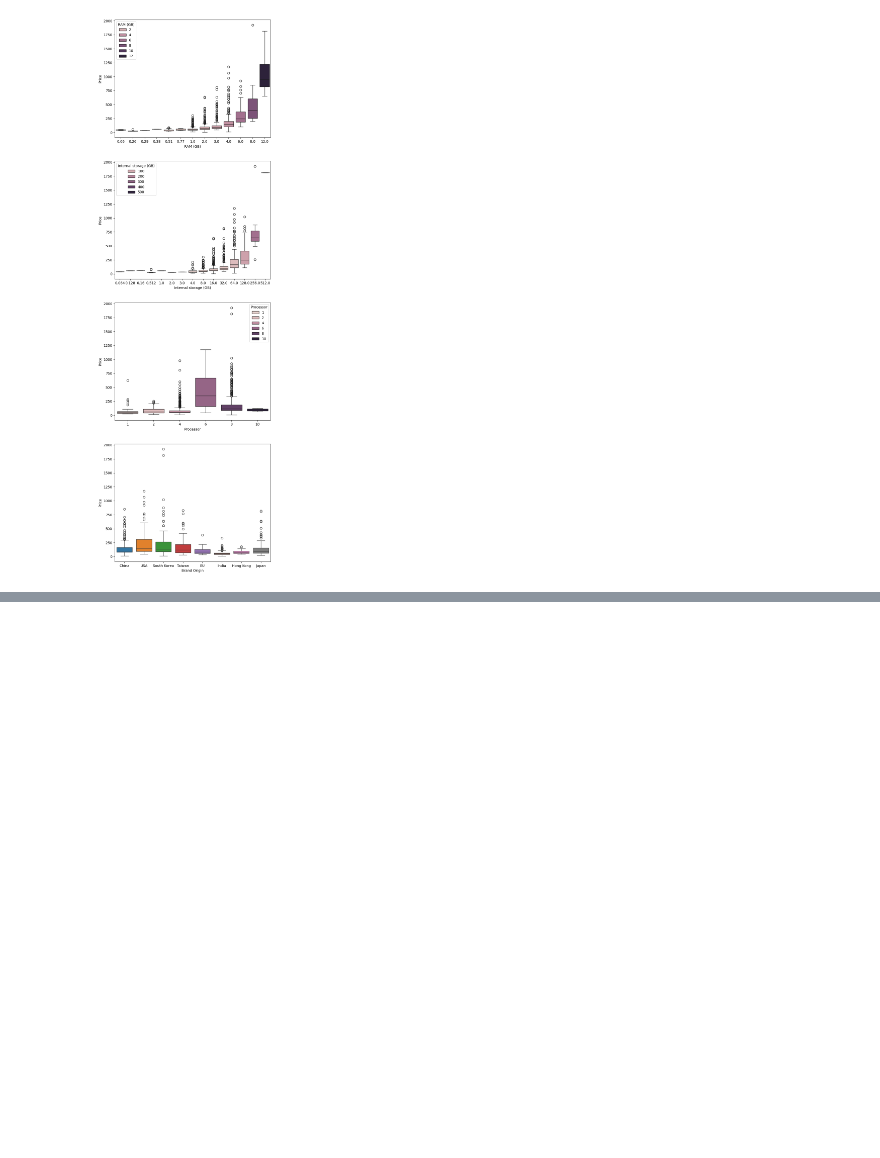
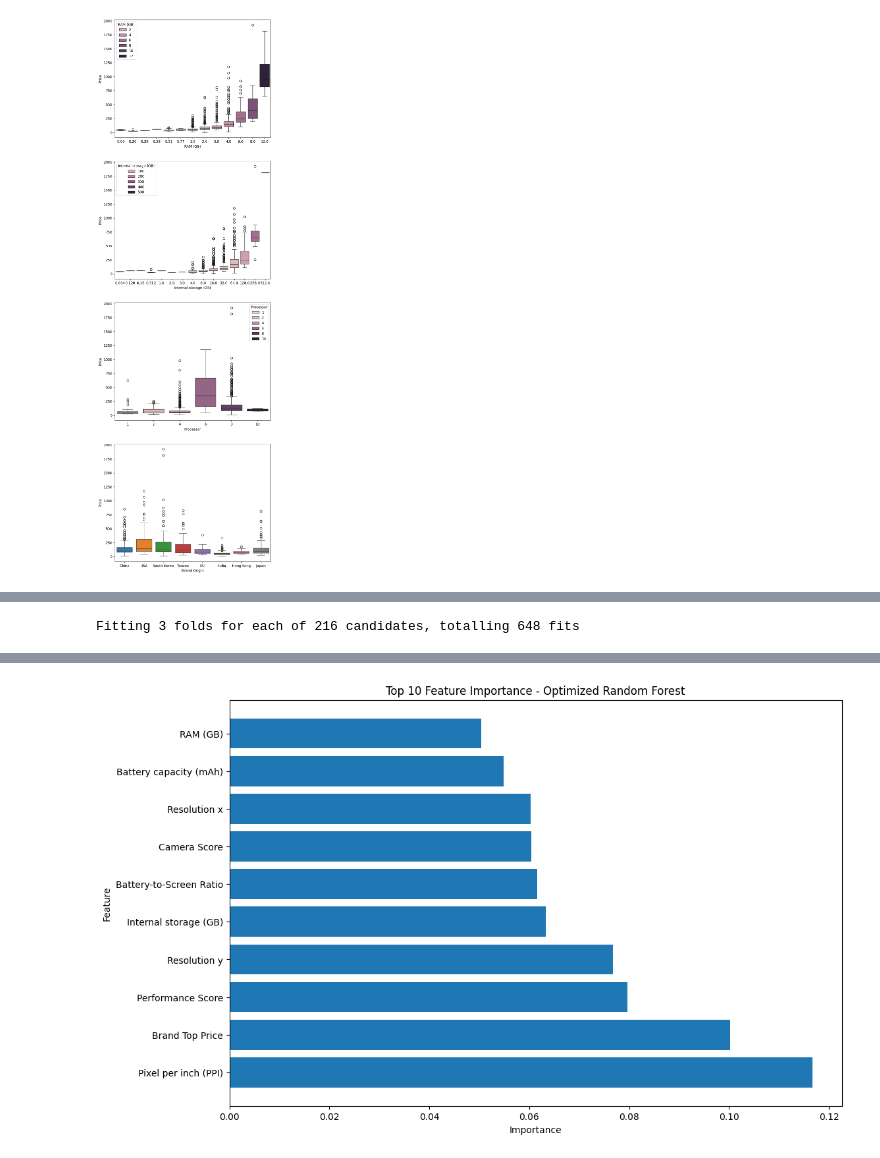
Before and after one commit to davo1176/MachineLearningGroupProject_TXB_8, a Jupyter notebook: notebook/group_assignment.ipynb, the cells around one changed output, grey strips where cells are left out. Cells and saved outputs as stored; diff of their text form; code cells hidden in the pictures; blank space fills up the shorter version.

```diff
--- a/notebook/group_assignment.ipynb
+++ b/notebook/group_assignment.ipynb
@@ -643,0 +998,78 @@ df.head()
+# %%
+import pandas as pd
+import numpy as np
+from sklearn.ensemble import RandomForestClassifier
+from sklearn.model_selection import train_test_split, GridSearchCV
+from sklearn.preprocessing import StandardScaler, LabelEncoder
+from sklearn.metrics import accuracy_score, classification_report, confusion_matrix
+import matplotlib.pyplot as plt
+
+# Define the data
+preprocess_mobile_data(file_path="..\\data\\ndtv_data_final.csv")
+
+
+# Define the parameter grid
+param_grid = {
+    'n_estimators': [50, 100, 200],
+    'max_depth': [None, 10, 20, 30],
+    'min_samples_split': [2, 5, 10],
+    'min_samples_leaf': [1, 2, 4],
+    'bootstrap': [True, False]
+}
+
+# Create a base model
+rf = RandomForestClassifier(random_state=42)
+
+# Instantiate the grid search model
+grid_search = GridSearchCV(
+    estimator=rf,
+    param_grid=param_grid,
+    cv=3,
+    n_jobs=-1,
+    verbose=2,
+    scoring='accuracy'
+)
+
+# Fit the grid search to the data
+grid_search.fit(X_train_scaled, y_train)
+
+# Print the best parameters and best score
+print("Best Parameters:", grid_search.best_params_)
+print("Best Cross-Validation Score: {:.4f}".format(grid_search.best_score_))
+
+# Get the best model
+best_rf = grid_search.best_estimator_
+
+# Make predictions with the best model
+y_pred = best_rf.predict(X_test_scaled)
+
+# Evaluate the model
+accuracy = accuracy_score(y_test, y_pred)
+conf_matrix = confusion_matrix(y_test, y_pred)
+class_report = classification_report(y_test, y_pred)
+
+print(f"Best Random Forest Model Accuracy: {accuracy:.4f}")
+print("\nConfusion Matrix:")
+print(conf_matrix)
+print("\nClassification Report:")
+print(class_report)
+
+# Feature importance of the best model
+feature_importance = pd.DataFrame({
+    'Feature': X.columns,
+    'Importance': best_rf.feature_importances_
+}).sort_values('Importance', ascending=False)
+
+print("\nFeature Importance:")
+print(feature_importance.head(10))
+
+# Visualize feature importance
+plt.figure(figsize=(12, 8))
+plt.barh(feature_importance['Feature'][:10], feature_importance['Importance'][:10])
+plt.xlabel('Importance')
+plt.ylabel('Feature')
+plt.title('Top 10 Feature Importance - Optimized Random Forest')
+plt.savefig('optimized_rf_feature_importance.png')
+print("Feature importance visualization saved as 'optimized_rf_feature_importance.png'")
+# %% [output]
+Fitting 3 folds for each of 216 candidates, totalling 648 fits
@@ -643,0 +1093 @@ df.head()
+[figure, added]
```
Also changed, not shown: parts of 19 cells of this notebook.
